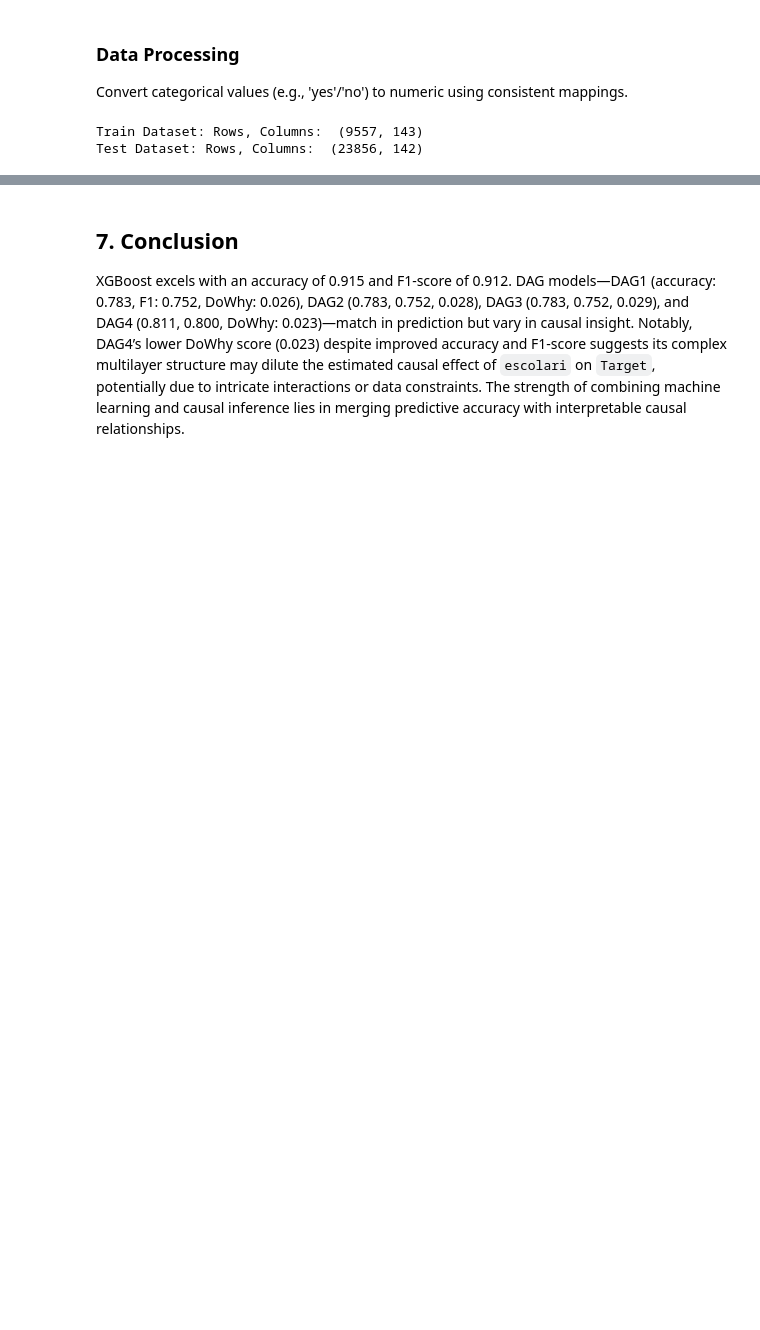
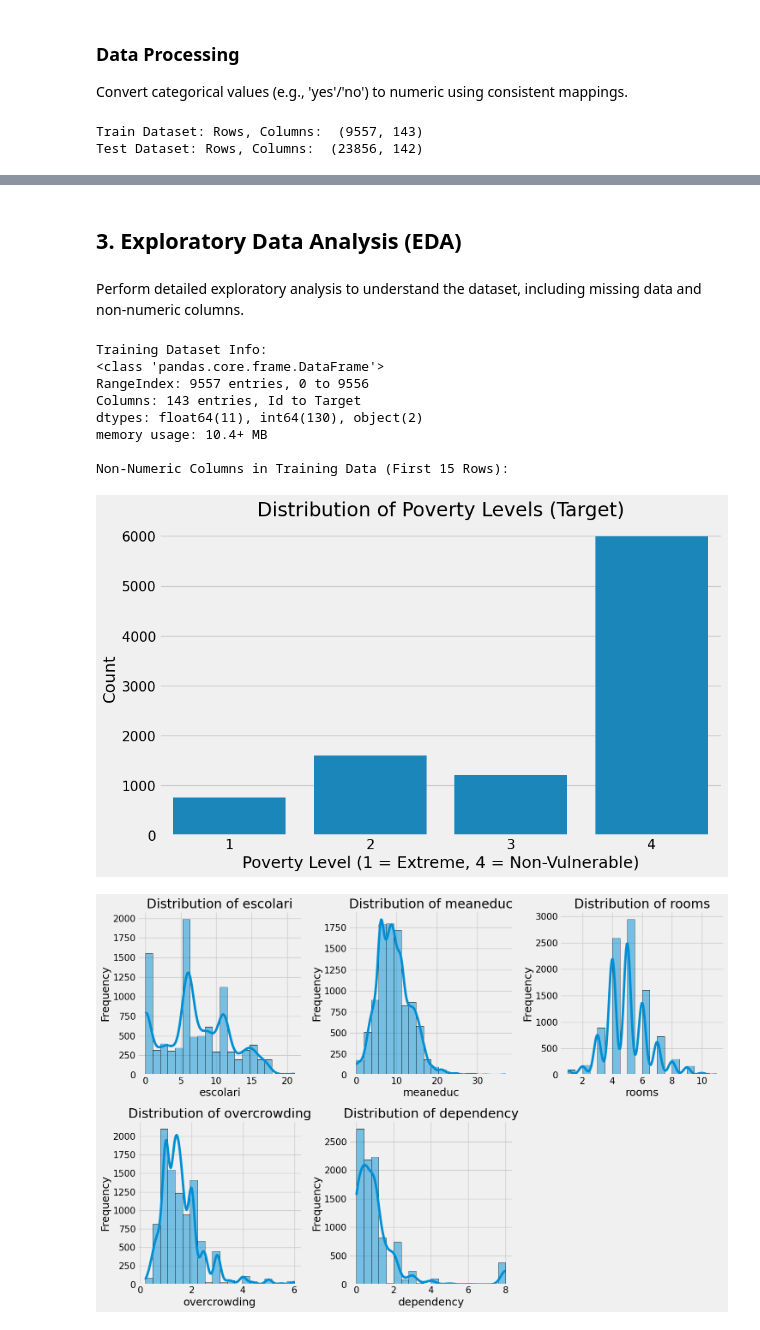
Before and after one commit to RuslanMamedov/Data-Analysis-with-Python, a Jupyter notebook: Poverty level prediction_ Beginer's kernel.ipynb, the cells around one changed output, grey strips where cells are left out. Cells and saved outputs as stored; diff of their text form; code cells hidden in the pictures; blank space fills up the shorter version.

```diff
--- a/Poverty level prediction_ Beginer's kernel.ipynb
+++ b/Poverty level prediction_ Beginer's kernel.ipynb
@@ -406,21 +79,46 @@ Note: DAG3 was selected over DAG4 for submission due to its stronger causal effe
-# %%
-# Ensure Markdown is imported (assumed from earlier cell; re-import if needed)
-from IPython.display import Markdown
-
-# Conclusion reusing existing metric variables with added note on DAG4's DoWhy score
-conclusion_text = (
-    "## 7. **Conclusion**\n"
-    f"XGBoost excels with an accuracy of {ml_accuracy:.3f} and F1-score of {ml_f1:.3f}. "
-    f"DAG models—DAG1 (accuracy: {dag1_accuracy:.3f}, F1: {dag1_f1:.3f}, DoWhy: {dowhy_scores['DAG1']:.3f}), "
-    f"DAG2 ({dag2_accuracy:.3f}, {dag2_f1:.3f}, {dowhy_scores['DAG2']:.3f}), "
-    f"DAG3 ({dag3_accuracy:.3f}, {dag3_f1:.3f}, {dowhy_scores['DAG3']:.3f}), "
-    f"and DAG4 ({dag4_accuracy:.3f}, {dag4_f1:.3f}, DoWhy: {dowhy_scores['DAG4']:.3f})—match in prediction but vary in causal insight. "
-    f"Notably, DAG4’s lower DoWhy score ({dowhy_scores['DAG4']:.3f}) despite improved accuracy and F1-score suggests its complex multilayer structure may dilute the estimated causal effect of `escolari` on `Target`, potentially due to intricate interactions or data constraints. "
-    "The strength of combining machine learning and causal inference lies in merging predictive accuracy with interpretable causal relationships."
-)
-
-# Display as Markdown
-display(Markdown(conclusion_text))
-# %% [output]
-## 7. **Conclusion**
-XGBoost excels with an accuracy of 0.915 and F1-score of 0.912. DAG models—DAG1 (accuracy: 0.783, F1: 0.752, DoWhy: 0.026), DAG2 (0.783, 0.752, 0.028), DAG3 (0.783, 0.752, 0.029), and DAG4 (0.811, 0.800, DoWhy: 0.023)—match in prediction but vary in causal insight. Notably, DAG4’s lower DoWhy score (0.023) despite improved accuracy and F1-score suggests its complex multilayer structure may dilute the estimated causal effect of `escolari` on `Target`, potentially due to intricate interactions or data constraints. The strength of combining machine learning and causal inference lies in merging predictive accuracy with interpretable causal relationships.
+# %% [markdown]
+## 3. Exploratory Data Analysis (EDA)
+# %% [markdown]
+Perform detailed exploratory analysis to understand the dataset, including missing data and non-numeric columns.
+# %%
+# Sample of the training data
+train_df.sample(5)
+
+# Dataset info
+print("Training Dataset Info:")
+train_df.info()
+
+# Analyze non-numeric columns
+print("\nNon-Numeric Columns in Training Data (First 15 Rows):")
+train_df.select_dtypes(['object']).head(15)
+
+# Visualize distribution of Target
+plt.figure(figsize=(10, 6))
+sns.countplot(x='Target', data=train_df)
+plt.title('Distribution of Poverty Levels (Target)')
+plt.xlabel('Poverty Level (1 = Extreme, 4 = Non-Vulnerable)')
+plt.ylabel('Count')
+plt.show()
+
+# Visualize key numeric features
+key_features = ['escolari', 'meaneduc', 'rooms', 'overcrowding', 'dependency']
+plt.figure(figsize=(15, 10))
+for i, feature in enumerate(key_features, 1):
+    plt.subplot(2, 3, i)
+    sns.histplot(train_df[feature], bins=20, kde=True)
+    plt.title(f'Distribution of {feature}')
+    plt.xlabel(feature)
+    plt.ylabel('Frequency')
+plt.tight_layout()
+plt.show()
+# %% [output]
+Training Dataset Info:
+<class 'pandas.core.frame.DataFrame'>
+RangeIndex: 9557 entries, 0 to 9556
+Columns: 143 entries, Id to Target
+dtypes: float64(11), int64(130), object(2)
+memory usage: 10.4+ MB
+
+Non-Numeric Columns in Training Data (First 15 Rows):
+[figure, added]
+[figure, added]
```
Also changed, not shown: parts of 38 cells of this notebook.
